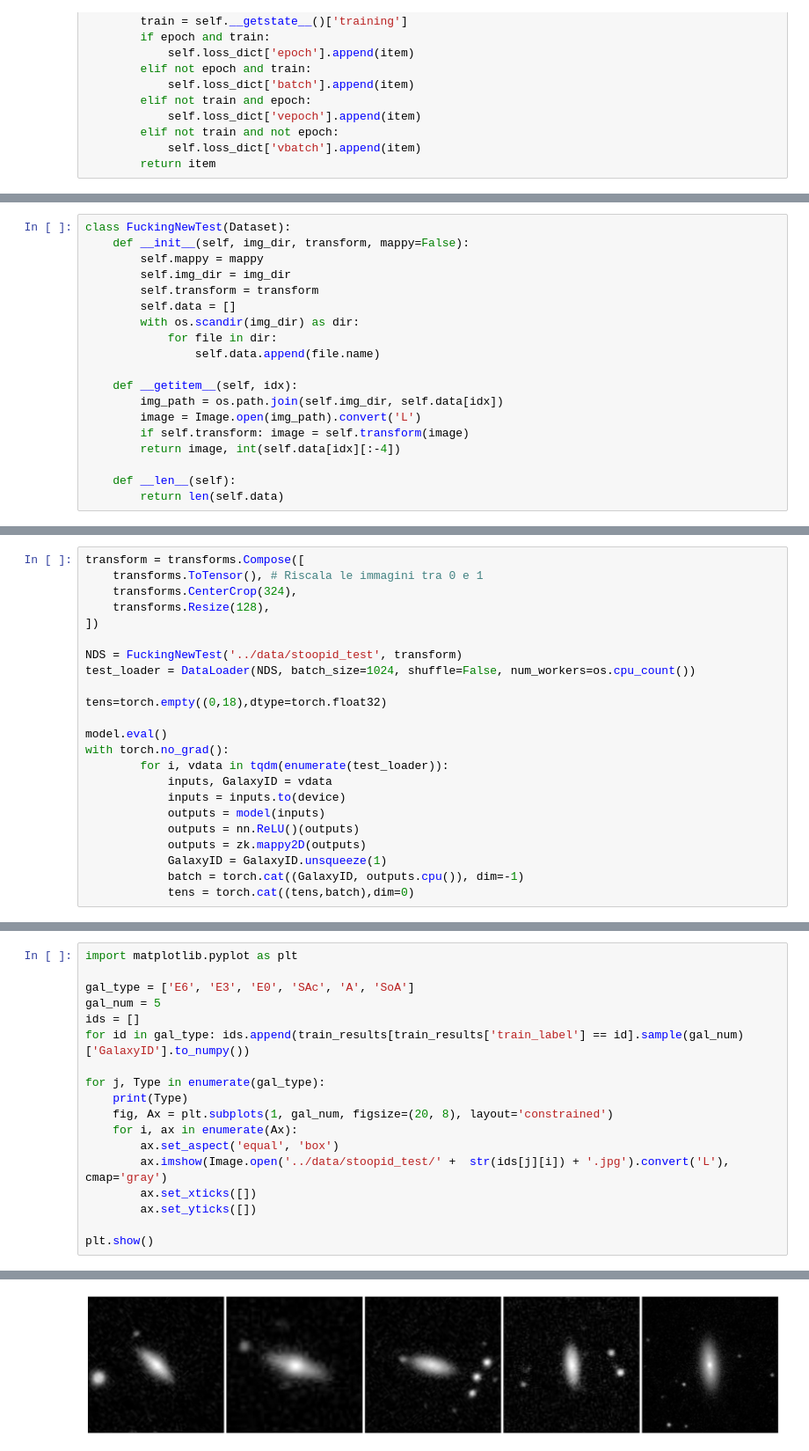
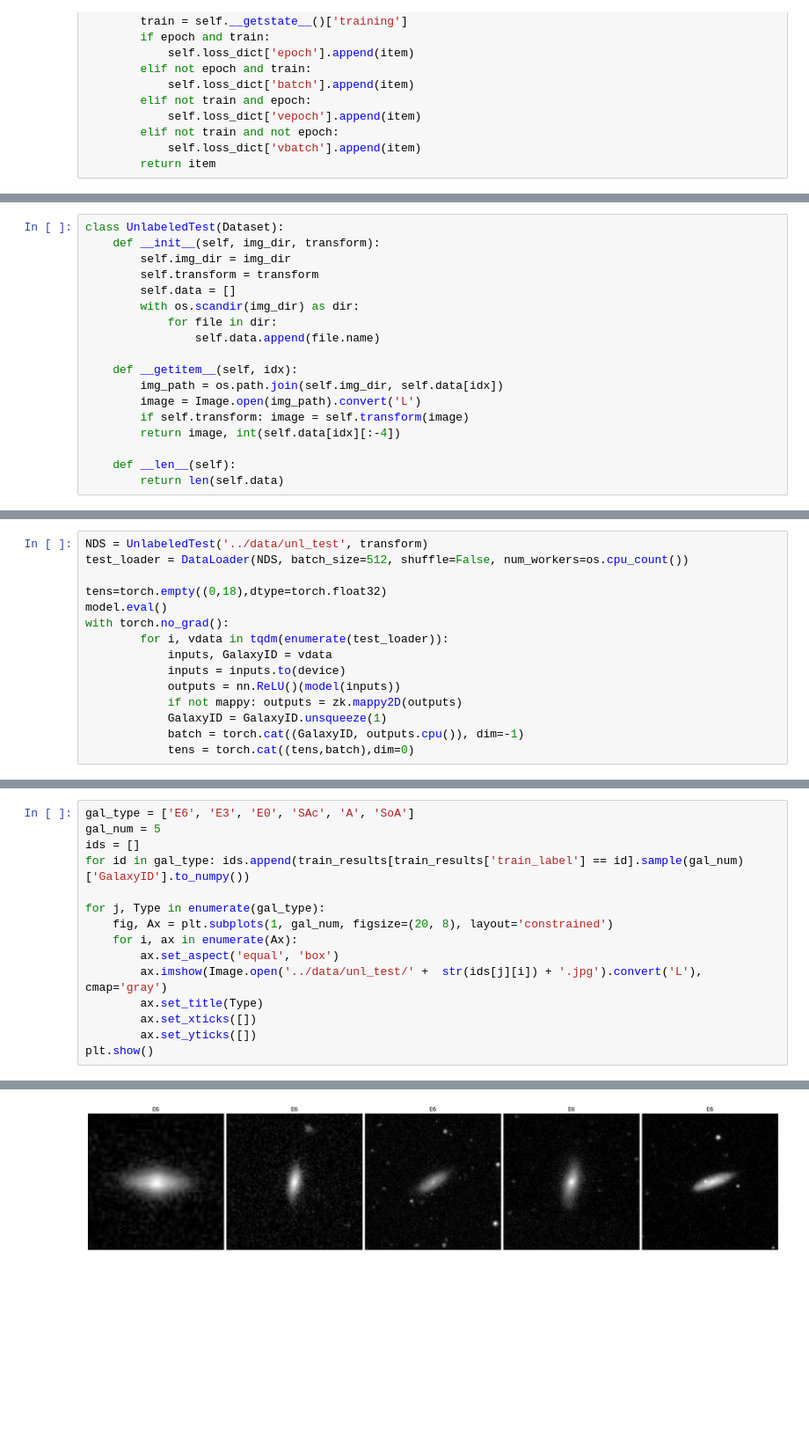
Before and after one commit to margherita-lera/GalaxyClassifier, a Jupyter notebook: jungle_book.ipynb, the cells around one changed output, grey strips where cells are left out. Shown at 88% size. Saved outputs shown, nothing was run; the diff lists cells and outputs as text; blank space fills up the shorter version.

```diff
--- a/jungle_book.ipynb
+++ b/jungle_book.ipynb
@@ -294,7 +310,6 @@ display(final_count)
 # %%
-class FuckingNewTest(Dataset):
-    def __init__(self, img_dir, transform, mappy=False):
-        self.mappy = mappy
+class UnlabeledTest(Dataset):
+    def __init__(self, img_dir, transform):
         self.img_dir = img_dir
         self.transform = transform
         self.data = []
@@ -320,23 +328,15 @@ next(iter(test_loader))[1].type()
 # %%
-transform = transforms.Compose([
-    transforms.ToTensor(), # Riscala le immagini tra 0 e 1
-    transforms.CenterCrop(324),
-    transforms.Resize(128),
-])
-
-NDS = FuckingNewTest('../data/stoopid_test', transform)
-test_loader = DataLoader(NDS, batch_size=1024, shuffle=False, num_workers=os.cpu_count())
+NDS = UnlabeledTest('../data/unl_test', transform)
+test_loader = DataLoader(NDS, batch_size=512, shuffle=False, num_workers=os.cpu_count())
 
 tens=torch.empty((0,18),dtype=torch.float32)
-
 model.eval()
 with torch.no_grad():
         for i, vdata in tqdm(enumerate(test_loader)):
             inputs, GalaxyID = vdata
             inputs = inputs.to(device)
-            outputs = model(inputs)
-            outputs = nn.ReLU()(outputs)
-            outputs = zk.mappy2D(outputs)
+            outputs = nn.ReLU()(model(inputs))
+            if not mappy: outputs = zk.mappy2D(outputs)
             GalaxyID = GalaxyID.unsqueeze(1)
             batch = torch.cat((GalaxyID, outputs.cpu()), dim=-1)
             tens = torch.cat((tens,batch),dim=0)
@@ -361,19 +369,16 @@ train_results.sample(5)
 # %%
-import matplotlib.pyplot as plt
-
 gal_type = ['E6', 'E3', 'E0', 'SAc', 'A', 'SoA']
 gal_num = 5
 ids = []
 for id in gal_type: ids.append(train_results[train_results['train_label'] == id].sample(gal_num)['GalaxyID'].to_numpy())
 
 for j, Type in enumerate(gal_type):
-    print(Type)
     fig, Ax = plt.subplots(1, gal_num, figsize=(20, 8), layout='constrained')
     for i, ax in enumerate(Ax):
         ax.set_aspect('equal', 'box')
-        ax.imshow(Image.open('../data/stoopid_test/' +  str(ids[j][i]) + '.jpg').convert('L'), cmap='gray')
+        ax.imshow(Image.open('../data/unl_test/' +  str(ids[j][i]) + '.jpg').convert('L'), cmap='gray')
+        ax.set_title(Type)
         ax.set_xticks([])
         ax.set_yticks([])
-
 plt.show()
 # %% [output]
@@ -386 +385 @@ SoA
-[figure, old version]
+[figure, new version]
```
Also changed, not shown: parts of 20 cells of this notebook.
